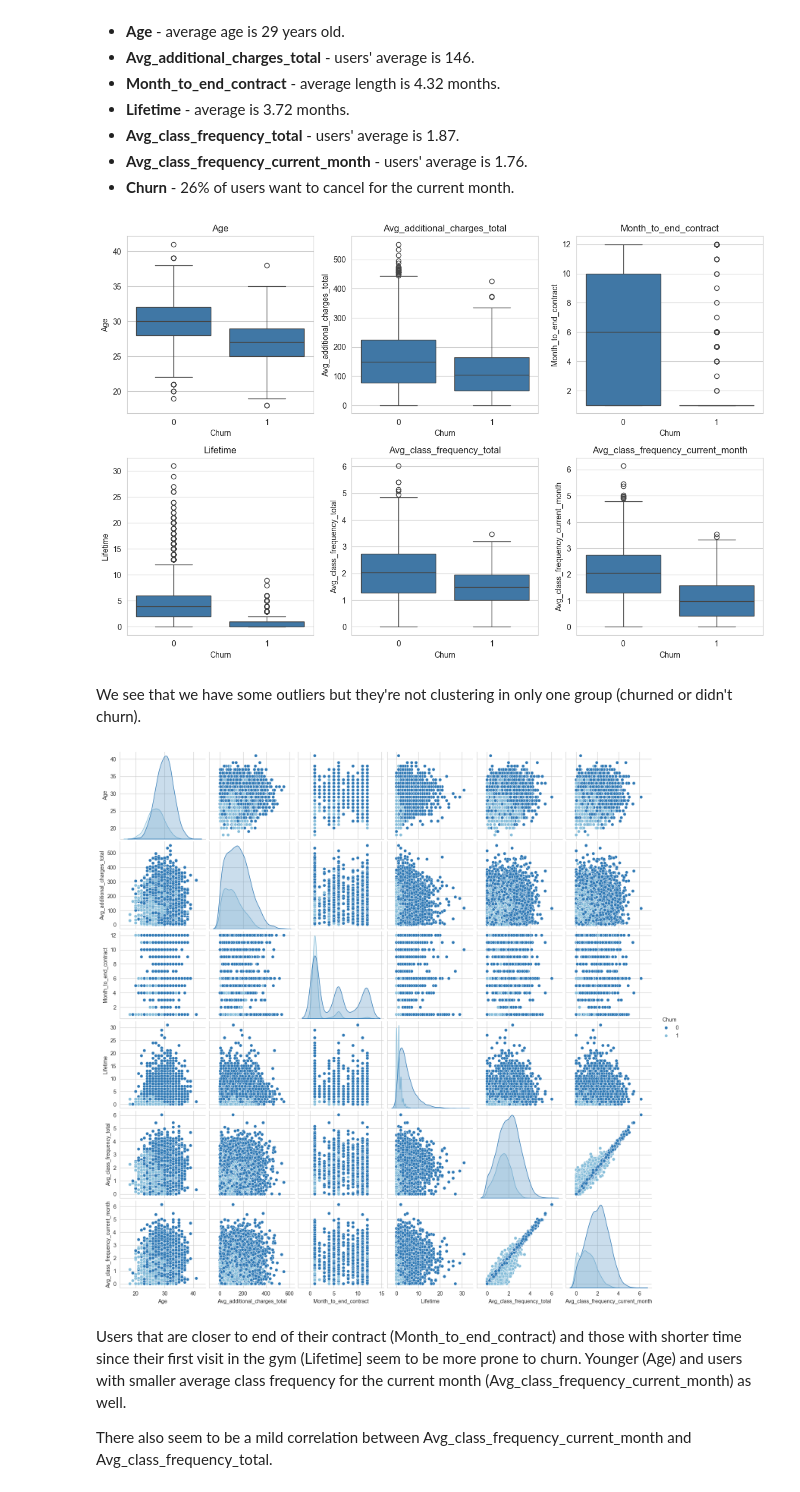
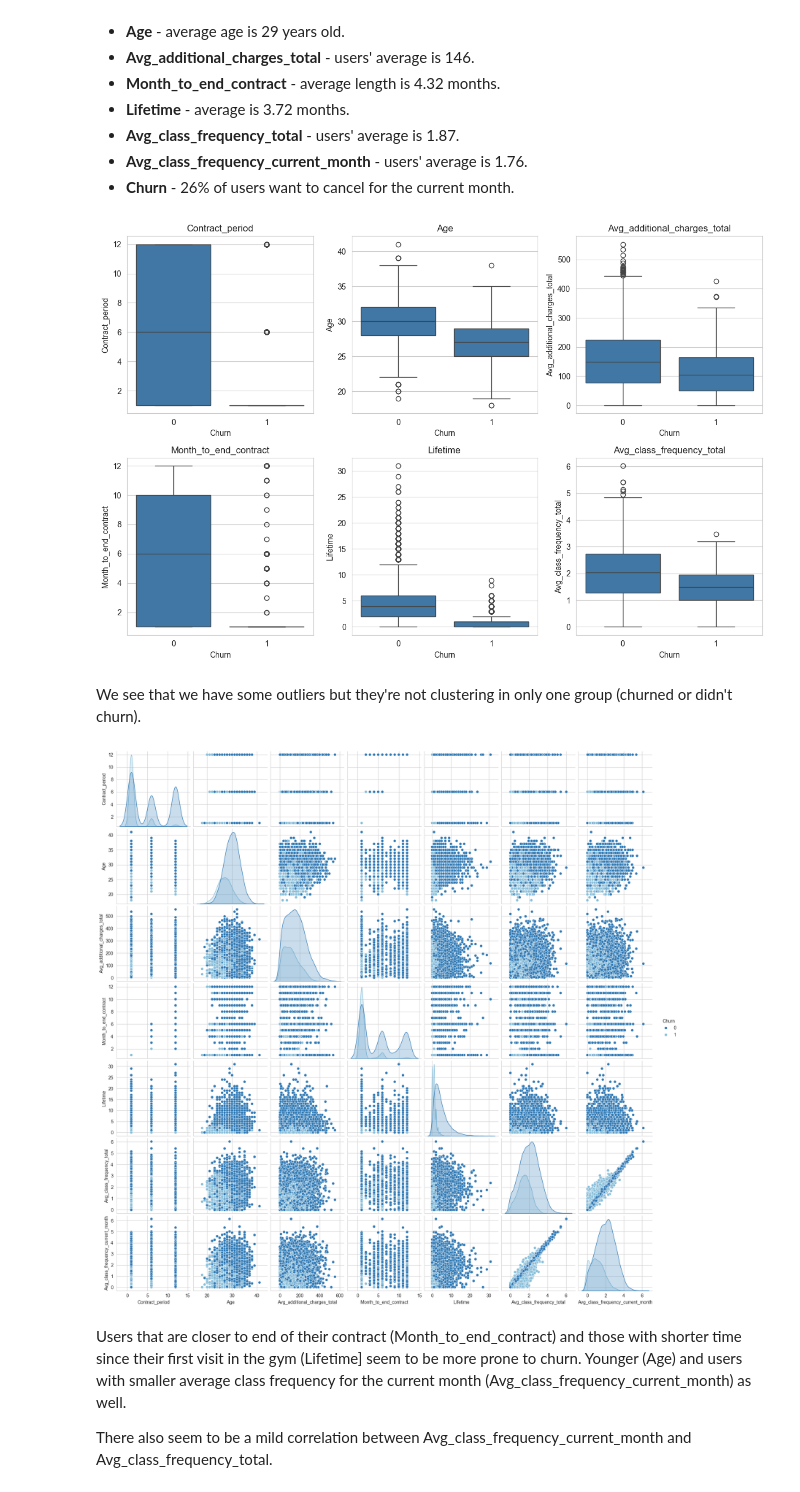
Before and after one commit to kornelia-kozaczewska/churn-prediction, a Jupyter notebook: churn-prediction.ipynb, the cells around one changed output. Cells and saved outputs as stored; diff of their text form; code cells hidden in the pictures.

```diff
--- a/churn-prediction.ipynb
+++ b/churn-prediction.ipynb
@@ -126,22 +127,37 @@ df.describe()
 - **Avg_class_frequency_current_month** - users' average is 1.76.
 - **Churn** - 26% of users want to cancel for the current month.
 # %%
-x = df.drop(columns="Churn") # all variables without churn
+# Defining categorical and numerical columns
+cat_cols = ["Gender",
+            "Near_location",
+            "Partner",
+            "Promo_friends",
+            "Phone",
+            "Group_visits",
+            ]
+num_cols = ["Contract_period",
+            "Age",
+            "Avg_additional_charges_total",
+            "Month_to_end_contract",
+            "Lifetime",
+            "Avg_class_frequency_total",
+            "Avg_class_frequency_current_month"]
+
+# Spliting features and target
+X = df.drop(columns="Churn")
 y = df["Churn"]
-x_cy = df.drop(columns=["Age",
-                       "Avg_additional_charges_total",
-                       "Month_to_end_contract",
-                       "Lifetime",
-                       "Avg_class_frequency_total",
-                       "Avg_class_frequency_current_month"],
-              errors="ignore") # all categorical variables with churn
-x_c = x_cy.drop(columns=["Churn"], errors="ignore") # all categorical variables without churn
-x_n = x.drop(columns=x_cy.columns, errors="ignore") # all numerical variables without churn
-x_ny = pd.concat([x_n, y], axis=1) # all numerical variables with churn
+
+# Separating categorical and numerical features
+X_cat = X[cat_cols]
+X_num = X[num_cols]
+
+# Separating categorical and numerical features
+X_cat_churn = pd.concat([X_cat, y], axis=1)
+X_num_churn = pd.concat([X_num, y], axis=1)
 # %%
 fig, axes = plt.subplots(2, 3, figsize=(12,8))
 
-for ax, col in zip(axes.flat, x_n.columns):
+for ax, col in zip(axes.flat, num_cols):
     sns.boxplot(
         data=df,
         x="Churn",
@@ -154,14 +170,14 @@ for ax, col in zip(axes.flat, x_n.columns):
 plt.tight_layout()
 plt.show()
 # %% [output]
-[figure, old version]
+[figure, new version]
 # %% [markdown]
 We see that we have some outliers but they're not clustering in only one group (churned or didn't churn).
 # %%
-sns.pairplot(x_ny, hue="Churn")
+sns.pairplot(X_num_churn, hue="Churn")
 plt.show()
 # %% [output]
-[figure, old version]
+[figure, new version]
 # %% [markdown]
 Users that are closer to end of their contract (Month_to_end_contract) and those with shorter time since their first visit in the gym (Lifetime] seem to be more prone to churn. Younger (Age) and users with smaller average class frequency for the current month (Avg_class_frequency_current_month) as well.
 
```
Also changed, not shown: parts of 54 cells of this notebook.
